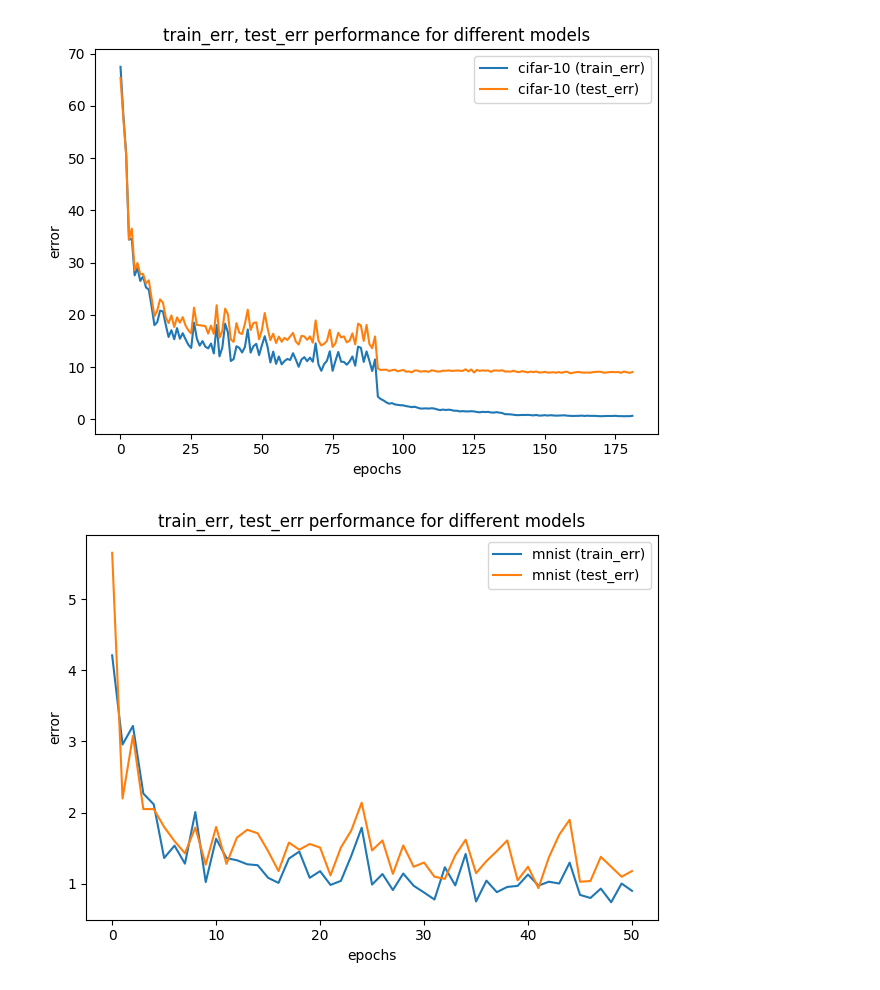
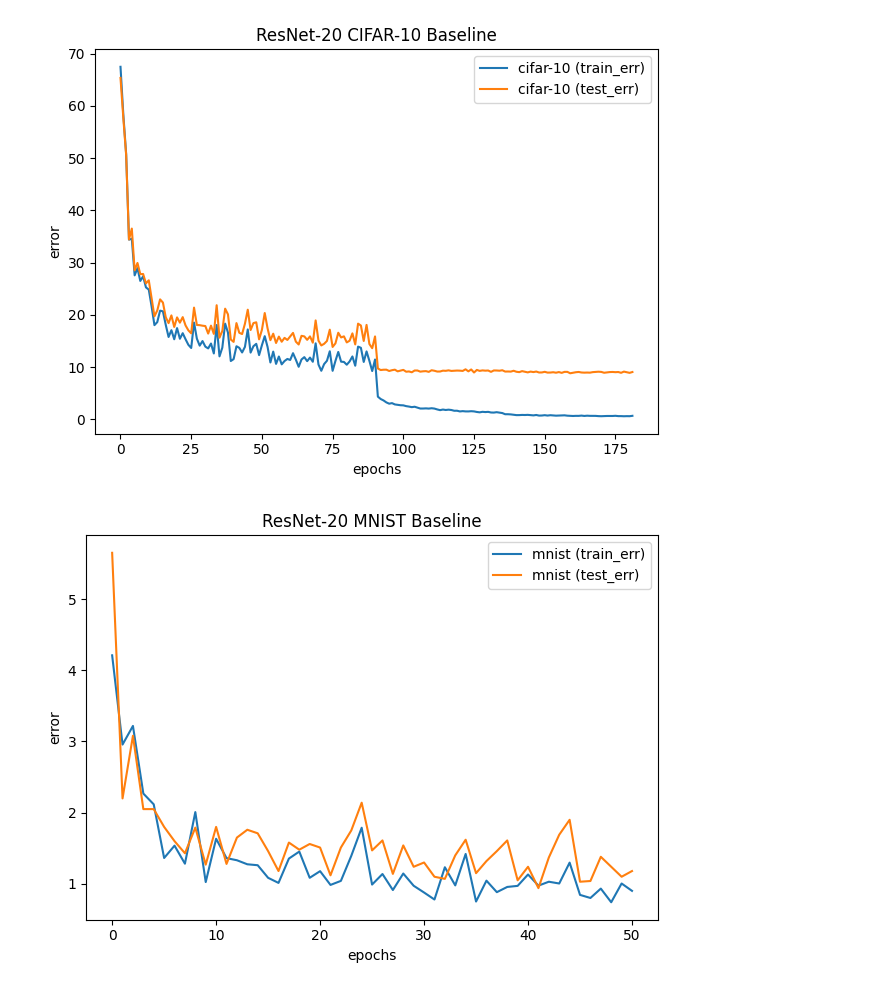
Before and after one commit to AttentionSeekers/CNNtention, a Jupyter notebook: plots/baselines/baselines.ipynb, the cells around one changed output. Drawn from its saved outputs; the diff is of its cells as text; code cells hidden in the pictures.

Commit message:
chore(plot/baselines): updated title

```diff
--- a/plots/baselines/baselines.ipynb
+++ b/plots/baselines/baselines.ipynb
@@ -15,15 +15,15 @@ from utils.mlflow_plotter import MLFlowPlotter
 mods = ['cifar-10']
 rids1 = ['8da960ad489b42fc8594b98d6daffc86']
 plotter = MLFlowPlotter(mods, rids1, metric_key='train_loss')
-plt1 = plotter.make_plot_two_metrics(title=None, metric_keys=['train_err', 'test_err'])
+plt1 = plotter.make_plot_two_metrics(title='ResNet-20 CIFAR-10 Baseline', metric_keys=['train_err', 'test_err'])
 plt1.savefig('baseline-cifar.png', dpi=300)
 # %% [output]
-[figure, old version]
+[figure, new version]
 # %%
 mods = ['mnist']
 rids1 = ['08ef1e5e2ca0421ebad1f90a4e9fad48']
 plotter = MLFlowPlotter(mods, rids1, metric_key='train_loss')
-plt1 = plotter.make_plot_two_metrics(title=None, metric_keys=['train_err', 'test_err'])
+plt1 = plotter.make_plot_two_metrics(title='ResNet-20 MNIST Baseline', metric_keys=['train_err', 'test_err'])
 plt1.savefig('baseline-mnist.png', dpi=300)
 # %% [output]
-[figure, old version]
+[figure, new version]
```
Also changed, not shown: 2 other files.
